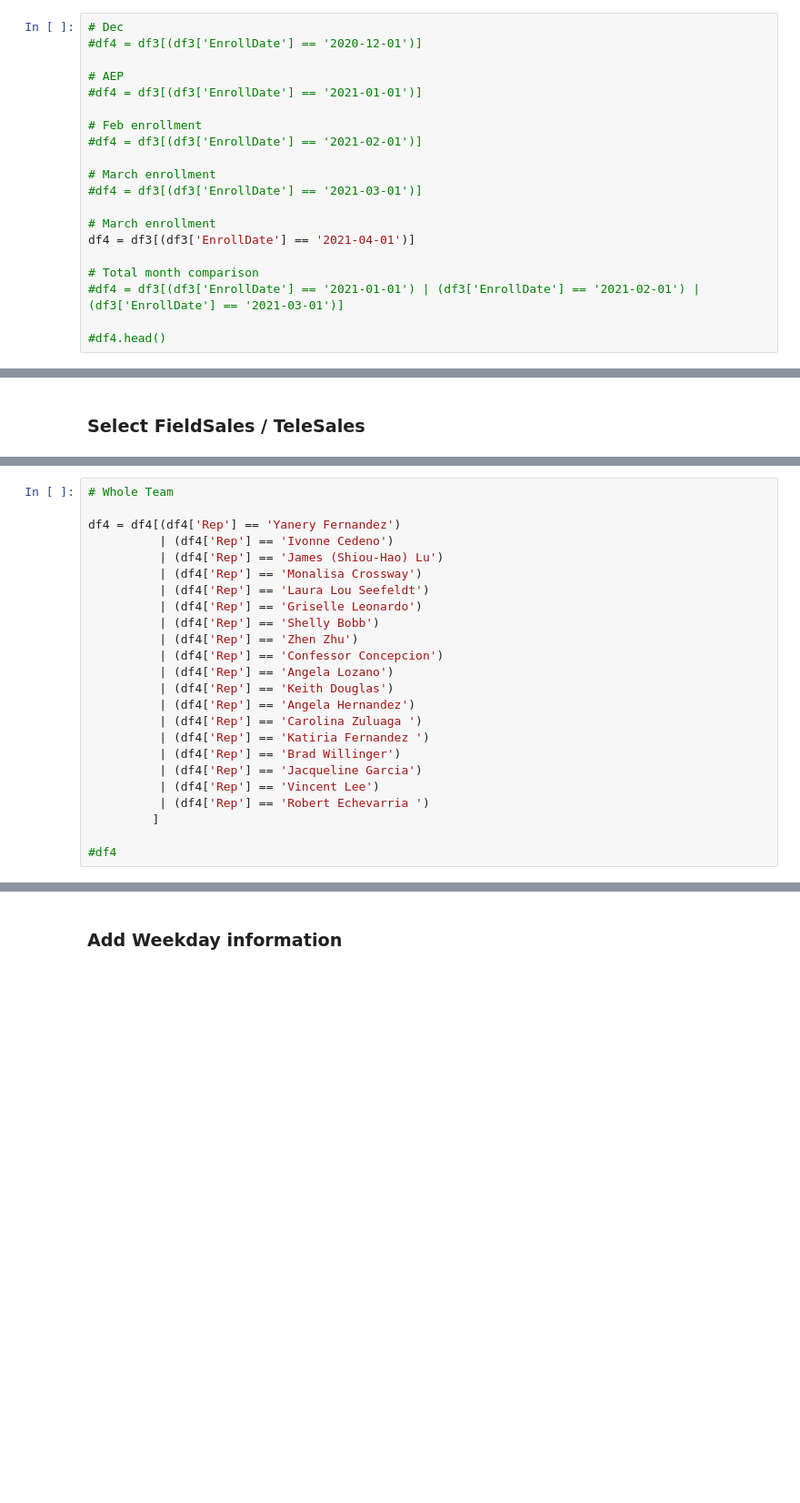
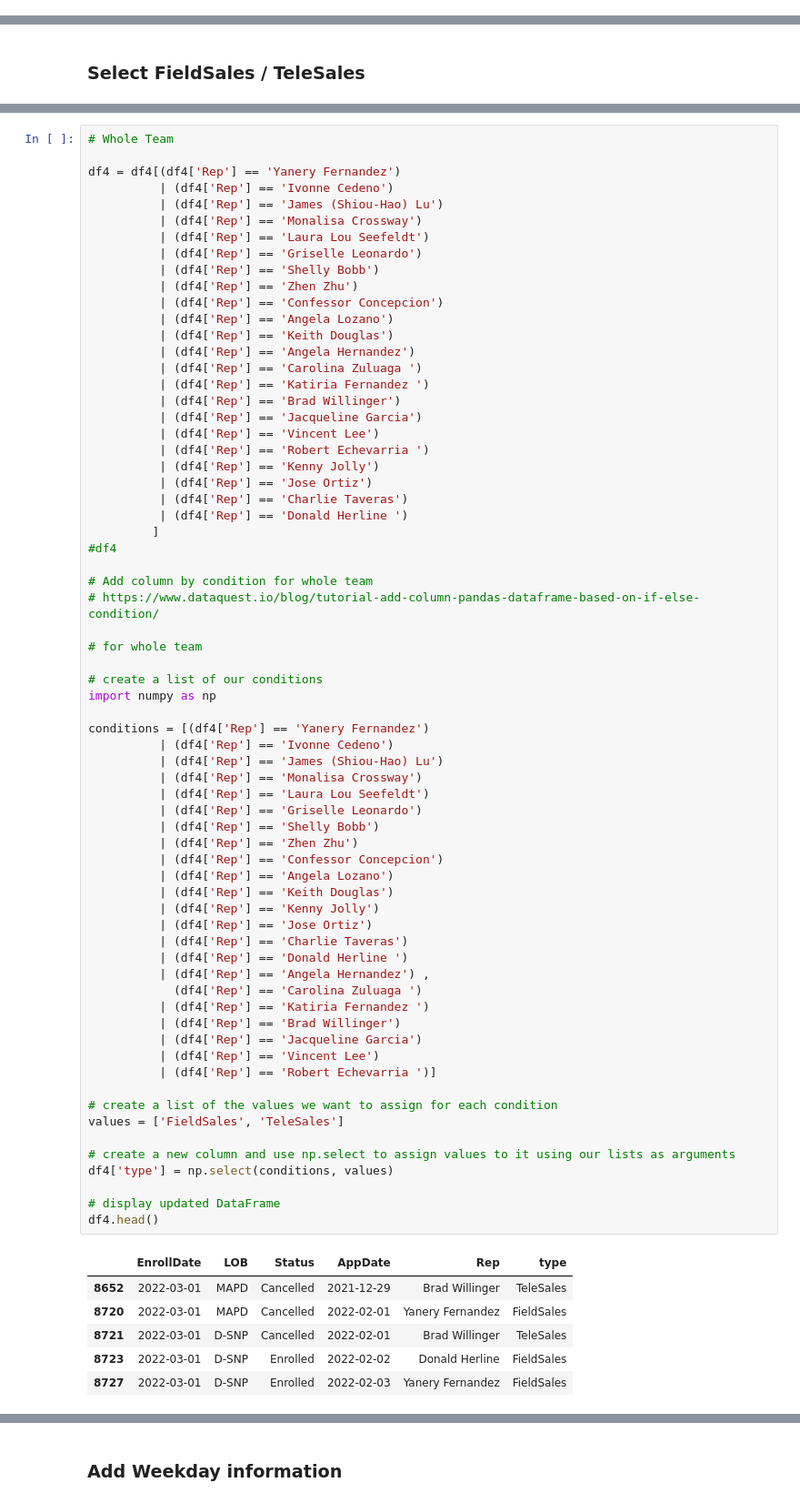
Before and after one commit to jimcphl/project1, a Jupyter notebook: Final_TeamProgress.ipynb, the cells around one changed output, grey strips where cells are left out. Shown at 91% size. Saved outputs shown, nothing was run; the diff lists cells and outputs as text; blank space fills up the shorter version.

```diff
--- a/Final_TeamProgress.ipynb
+++ b/Final_TeamProgress.ipynb
@@ -353,20 +424,0 @@ df3 = df2[['EnrollDate', 'LOB', 'Status', 'AppDate', 'Rep']]
-# %%
-# Dec
-#df4 = df3[(df3['EnrollDate'] == '2020-12-01')]
-
-# AEP
-#df4 = df3[(df3['EnrollDate'] == '2021-01-01')]
-
-# Feb enrollment
-#df4 = df3[(df3['EnrollDate'] == '2021-02-01')]
-
-# March enrollment
-#df4 = df3[(df3['EnrollDate'] == '2021-03-01')]
-
-# March enrollment
-df4 = df3[(df3['EnrollDate'] == '2021-04-01')]
-
-# Total month comparison
-#df4 = df3[(df3['EnrollDate'] == '2021-01-01') | (df3['EnrollDate'] == '2021-02-01') | (df3['EnrollDate'] == '2021-03-01')]
-
-#df4.head()
@@ -401,24 +450,74 @@ df4 = df4[(df4['Rep'] == 'Carolina Zuluaga ')
 # %%
 # Whole Team
 
 df4 = df4[(df4['Rep'] == 'Yanery Fernandez')
           | (df4['Rep'] == 'Ivonne Cedeno')
           | (df4['Rep'] == 'James (Shiou-Hao) Lu')
           | (df4['Rep'] == 'Monalisa Crossway')
           | (df4['Rep'] == 'Laura Lou Seefeldt')
           | (df4['Rep'] == 'Griselle Leonardo')
           | (df4['Rep'] == 'Shelly Bobb')
           | (df4['Rep'] == 'Zhen Zhu')
           | (df4['Rep'] == 'Confessor Concepcion')
           | (df4['Rep'] == 'Angela Lozano')
           | (df4['Rep'] == 'Keith Douglas')
           | (df4['Rep'] == 'Angela Hernandez')
           | (df4['Rep'] == 'Carolina Zuluaga ')
           | (df4['Rep'] == 'Katiria Fernandez ')
           | (df4['Rep'] == 'Brad Willinger')
           | (df4['Rep'] == 'Jacqueline Garcia')
           | (df4['Rep'] == 'Vincent Lee')
           | (df4['Rep'] == 'Robert Echevarria ')
+          | (df4['Rep'] == 'Kenny Jolly')
+          | (df4['Rep'] == 'Jose Ortiz')
+          | (df4['Rep'] == 'Charlie Taveras')
+          | (df4['Rep'] == 'Donald Herline ')
          ]
+#df4
 
-#df4
+# Add column by condition for whole team
+# https://www.dataquest.io/blog/tutorial-add-column-pandas-dataframe-based-on-if-else-condition/
+
+# for whole team
+
+# create a list of our conditions
+import numpy as np
+
+conditions = [(df4['Rep'] == 'Yanery Fernandez')
+          | (df4['Rep'] == 'Ivonne Cedeno')
+          | (df4['Rep'] == 'James (Shiou-Hao) Lu')
+          | (df4['Rep'] == 'Monalisa Crossway')
+          | (df4['Rep'] == 'Laura Lou Seefeldt')
+          | (df4['Rep'] == 'Griselle Leonardo')
+          | (df4['Rep'] == 'Shelly Bobb')
+          | (df4['Rep'] == 'Zhen Zhu')
+          | (df4['Rep'] == 'Confessor Concepcion')
+          | (df4['Rep'] == 'Angela Lozano')
+          | (df4['Rep'] == 'Keith Douglas')
+          | (df4['Rep'] == 'Kenny Jolly')
+          | (df4['Rep'] == 'Jose Ortiz')
+          | (df4['Rep'] == 'Charlie Taveras')
+          | (df4['Rep'] == 'Donald Herline ')
+          | (df4['Rep'] == 'Angela Hernandez') ,
+            (df4['Rep'] == 'Carolina Zuluaga ')
+          | (df4['Rep'] == 'Katiria Fernandez ')
+          | (df4['Rep'] == 'Brad Willinger')
+          | (df4['Rep'] == 'Jacqueline Garcia')
+          | (df4['Rep'] == 'Vincent Lee')
+          | (df4['Rep'] == 'Robert Echevarria ')]
+
+# create a list of the values we want to assign for each condition
+values = ['FieldSales', 'TeleSales']
+
+# create a new column and use np.select to assign values to it using our lists as arguments
+df4['type'] = np.select(conditions, values)
+
+# display updated DataFrame
+df4.head()
+# %% [output]
+|  | EnrollDate | LOB | Status | AppDate | Rep | type |
+| 8652 | 2022-03-01 | MAPD | Cancelled | 2021-12-29 | Brad Willinger | TeleSales |
+| 8720 | 2022-03-01 | MAPD | Cancelled | 2022-02-01 | Yanery Fernandez | FieldSales |
+| 8721 | 2022-03-01 | D-SNP | Cancelled | 2022-02-01 | Brad Willinger | TeleSales |
+| 8723 | 2022-03-01 | D-SNP | Enrolled | 2022-02-02 | Donald Herline | FieldSales |
+| 8727 | 2022-03-01 | D-SNP | Enrolled | 2022-02-03 | Yanery Fernandez | FieldSales |
```
Also changed, not shown: parts of 71 cells of this notebook, 40 other files.
